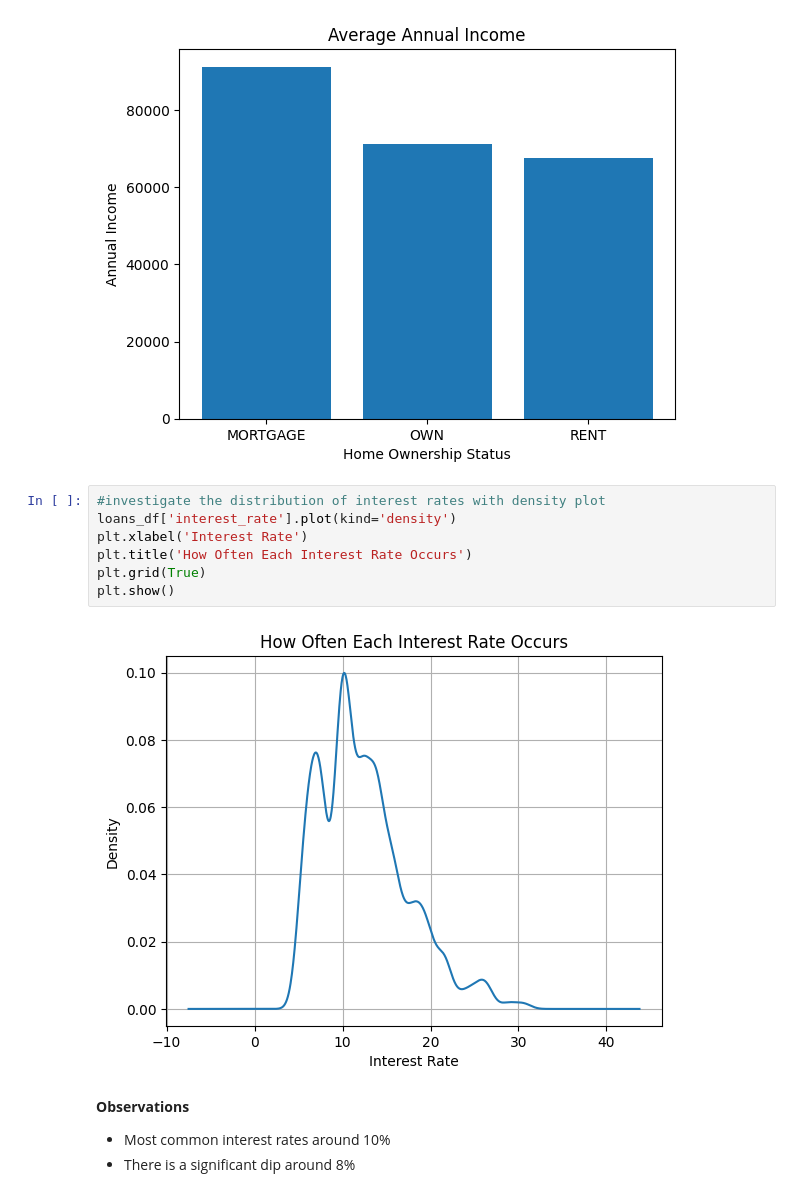
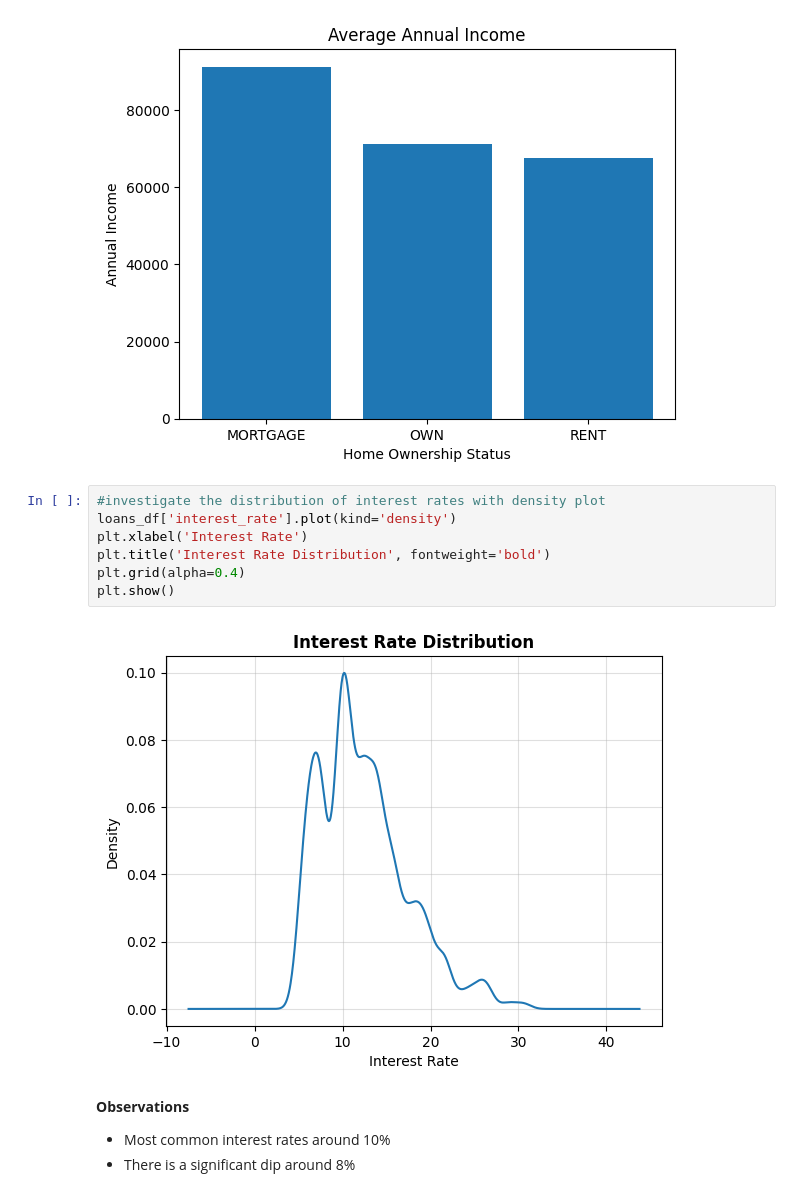
Before and after one commit to oliviaguo1234/lendingclub_loans, a Jupyter notebook: OliviaGuo_loans.ipynb, the cells around one changed output. Saved outputs shown, nothing was run; the diff lists cells and outputs as text.

```diff
--- a/OliviaGuo_loans.ipynb
+++ b/OliviaGuo_loans.ipynb
@@ -265,12 +265,12 @@ plt.show()
 # %%
 #investigate the distribution of interest rates with density plot
 loans_df['interest_rate'].plot(kind='density')
 plt.xlabel('Interest Rate')
-plt.title('How Often Each Interest Rate Occurs')
-plt.grid(True)
+plt.title('Interest Rate Distribution', fontweight='bold')
+plt.grid(alpha=0.4)
 plt.show()
 # %% [output]
-[figure, old version]
+[figure, new version]
 # %% [markdown]
 **Observations**
 - Most common interest rates around 10%
```
Also changed, not shown: parts of 7 cells of this notebook.
